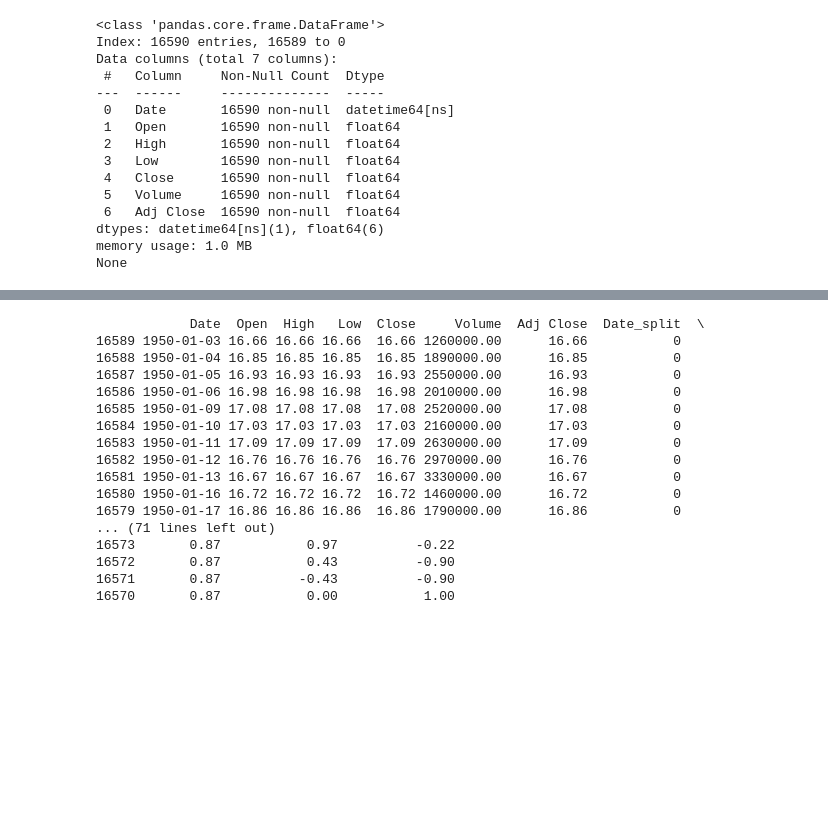
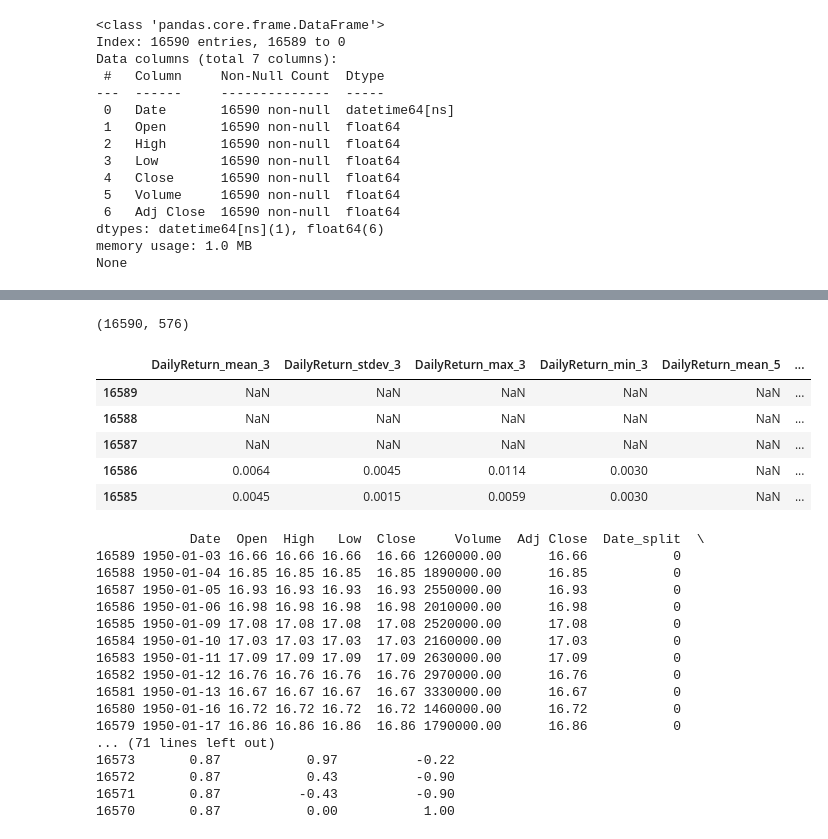
Before and after one commit to TGusciora/python-gp24, a Jupyter notebook: notebooks/001_GP24_tg_EDA_train_model.ipynb, the cells around one changed output, grey strips where cells are left out. Saved outputs shown, nothing was run; the diff lists cells and outputs as text; code cells hidden in the pictures; blank space fills up the shorter version.

```diff
--- a/notebooks/001_GP24_tg_EDA_train_model.ipynb
+++ b/notebooks/001_GP24_tg_EDA_train_model.ipynb
@@ -328,3 +240,16 @@ results.head(15)
+# %%
+data4["DailyReturn"] = data4["Close"].pct_change(periods = 1)
+data6 = gp24feat.VarDescriptiveStatistics(data_in = data4, days = days, var_name = 'DailyReturn').output()
+print(data6.shape)
+display(HTML(data6.head().to_html()))
+# %% [output]
+(16590, 576)
+|  | DailyReturn_mean_3 | DailyReturn_stdev_3 | DailyReturn_max_3 | DailyReturn_min_3 | DailyReturn_mean_5 | ... |
+| 16589 | NaN | NaN | NaN | NaN | NaN | ... |
+| 16588 | NaN | NaN | NaN | NaN | NaN | ... |
+| 16587 | NaN | NaN | NaN | NaN | NaN | ... |
+| 16586 | 0.0064 | 0.0045 | 0.0114 | 0.0030 | NaN | ... |
+| 16585 | 0.0045 | 0.0015 | 0.0059 | 0.0030 | NaN | ... |
 # %%
 CZUPURKACZ
 
```
Also changed, not shown: parts of 11 cells of this notebook, 1 other file.
